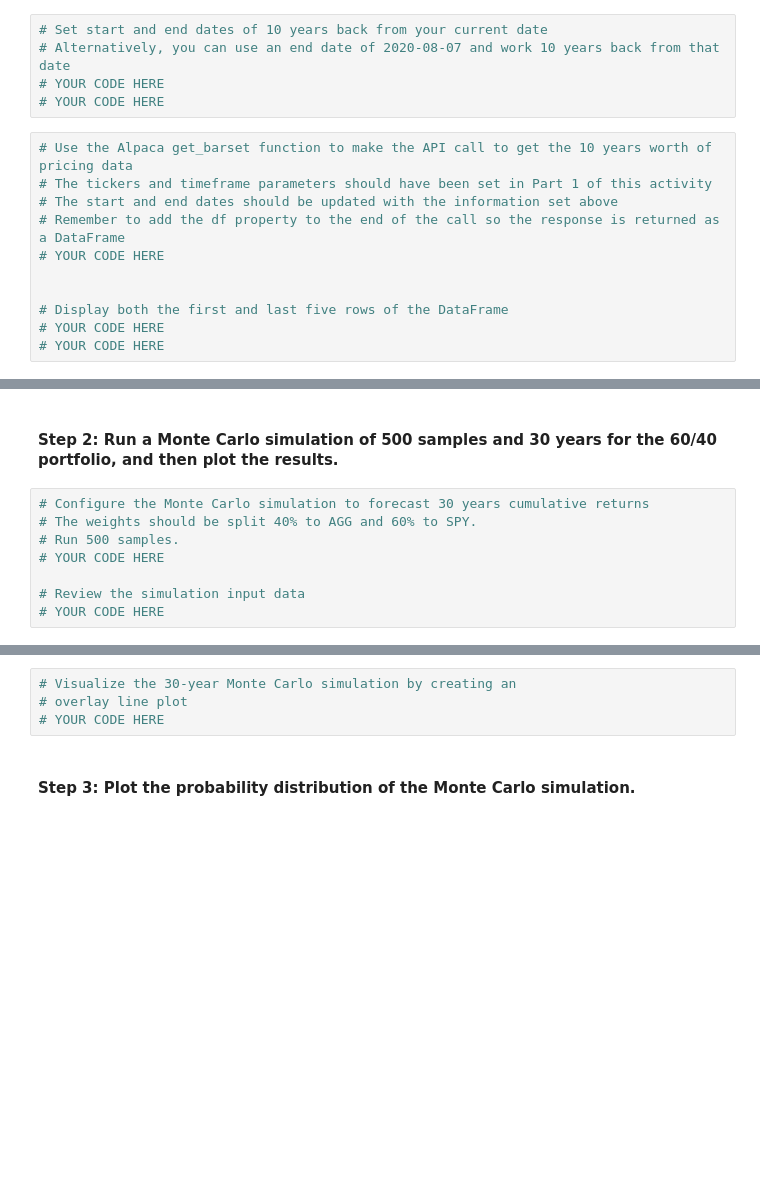
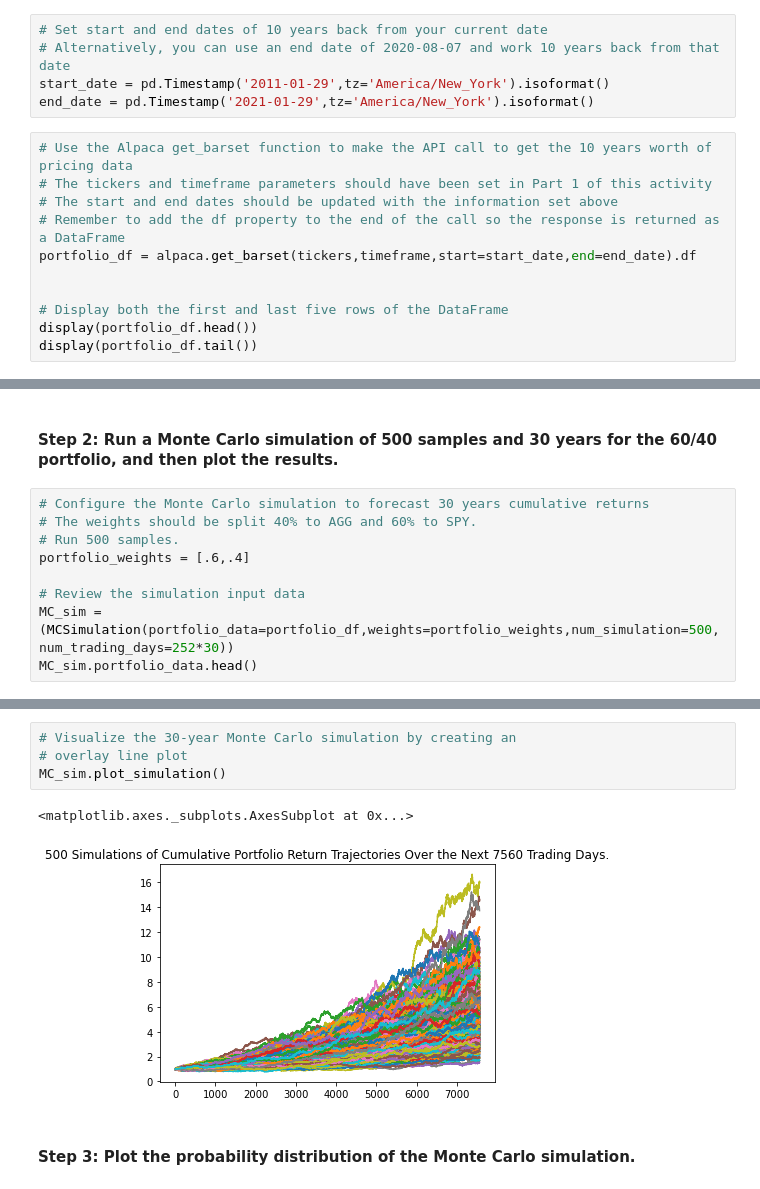
Before and after one commit to billysco/quantitative_financial_planner, a Jupyter notebook: financial_planning_tools.ipynb, the cells around one changed output, grey strips where cells are left out. Drawn from its saved outputs; the diff is of its cells as text; blank space fills up the shorter version.

```diff
--- a/financial_planning_tools.ipynb
+++ b/financial_planning_tools.ipynb
@@ -413,16 +413,16 @@ In this section, you’ll use the MCForecastTools library to create a Monte Carl
 # %%
 # Set start and end dates of 10 years back from your current date
 # Alternatively, you can use an end date of 2020-08-07 and work 10 years back from that date
-# YOUR CODE HERE
-# YOUR CODE HERE
+start_date = pd.Timestamp('2011-01-29',tz='America/New_York').isoformat()
+end_date = pd.Timestamp('2021-01-29',tz='America/New_York').isoformat()
 # %%
 # Use the Alpaca get_barset function to make the API call to get the 10 years worth of pricing data
 # The tickers and timeframe parameters should have been set in Part 1 of this activity
 # The start and end dates should be updated with the information set above
 # Remember to add the df property to the end of the call so the response is returned as a DataFrame
-# YOUR CODE HERE
+portfolio_df = alpaca.get_barset(tickers,timeframe,start=start_date,end=end_date).df
 
 
 # Display both the first and last five rows of the DataFrame
-# YOUR CODE HERE
-# YOUR CODE HERE
+display(portfolio_df.head())
+display(portfolio_df.tail())
@@ -432,7 +447,8 @@ In this section, you’ll use the MCForecastTools library to create a Monte Carl
 # Configure the Monte Carlo simulation to forecast 30 years cumulative returns
 # The weights should be split 40% to AGG and 60% to SPY.
 # Run 500 samples.
-# YOUR CODE HERE
+portfolio_weights = [.6,.4]
 
 # Review the simulation input data
-# YOUR CODE HERE
+MC_sim = (MCSimulation(portfolio_data=portfolio_df,weights=portfolio_weights,num_simulation=500,num_trading_days=252*30))
+MC_sim.portfolio_data.head()
@@ -442,7 +497,10 @@ In this section, you’ll use the MCForecastTools library to create a Monte Carl
 # %%
 # Visualize the 30-year Monte Carlo simulation by creating an
 # overlay line plot
-# YOUR CODE HERE
+MC_sim.plot_simulation()
+# %% [output]
+<matplotlib.axes._subplots.AxesSubplot at 0x...>
+[figure, added]
 # %% [markdown]
 #### Step 3: Plot the probability distribution of the Monte Carlo simulation.
 # %%
```
Also changed, not shown: parts of 16 cells of this notebook.
